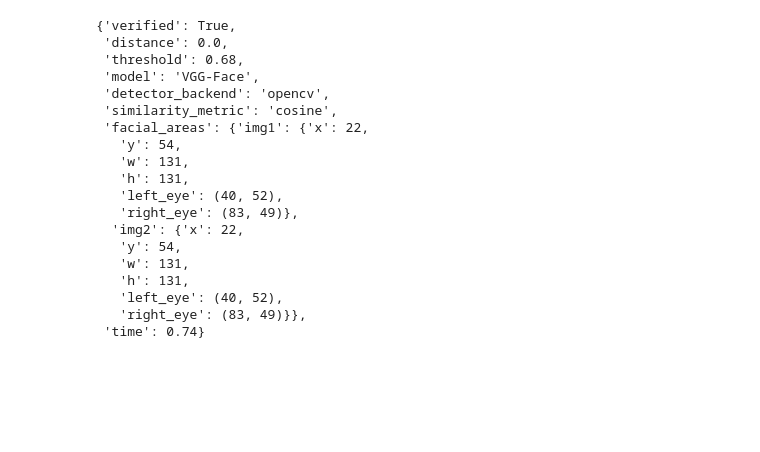
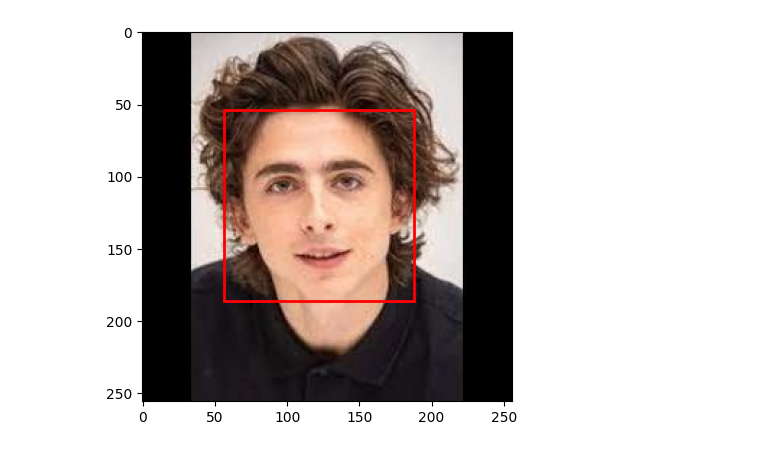
Before and after one commit to gry-mar/biometrics-assignment-1, a Jupyter notebook: notebooks/deepface_intro.ipynb, the cells around one changed output. Cells and saved outputs as stored; diff of their text form; code cells hidden in the pictures; blank space fills up the shorter version.

```diff
--- a/notebooks/deepface_intro.ipynb
+++ b/notebooks/deepface_intro.ipynb
@@ -6,2 +10,3 @@ from deepface import DeepFace
 # %%
-result = DeepFace.verify(img1_path = "..\images\img1.jpg", img2_path = "..\images\img1.jpg")
+result = DeepFace.verify(img1_path = "../images/img1.jpg", img2_path = "../images/img1.jpg")
+result
@@ -8,22 +33,15 @@ result = DeepFace.verify(img1_path = "..\images\img1.jpg", img2_path = "..\image
-# %%
-result
-# %% [output]
-{'verified': True,
- 'distance': 0.0,
- 'threshold': 0.68,
- 'model': 'VGG-Face',
- 'detector_backend': 'opencv',
- 'similarity_metric': 'cosine',
- 'facial_areas': {'img1': {'x': 22,
-   'y': 54,
-   'w': 131,
-   'h': 131,
-   'left_eye': (40, 52),
-   'right_eye': (83, 49)},
-  'img2': {'x': 22,
-   'y': 54,
-   'w': 131,
-   'h': 131,
-   'left_eye': (40, 52),
-   'right_eye': (83, 49)}},
- 'time': 0.74}
+# %%
+bbox = result['facial_areas']['img1']
+x, y, w, h = bbox['x'], bbox['y'], bbox['w'], bbox['h']
+
+img_path = '../images/img1.jpg'
+image = cv2.imread(img_path)
+image_rgb = cv2.cvtColor(image, cv2.COLOR_BGR2RGB)
+
+fig, ax = plt.subplots()
+ax.imshow(image_rgb)
+rect = patches.Rectangle((x, y), w, h, linewidth=2, edgecolor='r', facecolor='none')
+ax.add_patch(rect)
+plt.show()
+# %% [output]
+[figure, added]
```
Also changed, not shown: parts of 11 cells of this notebook, 5 other files.
